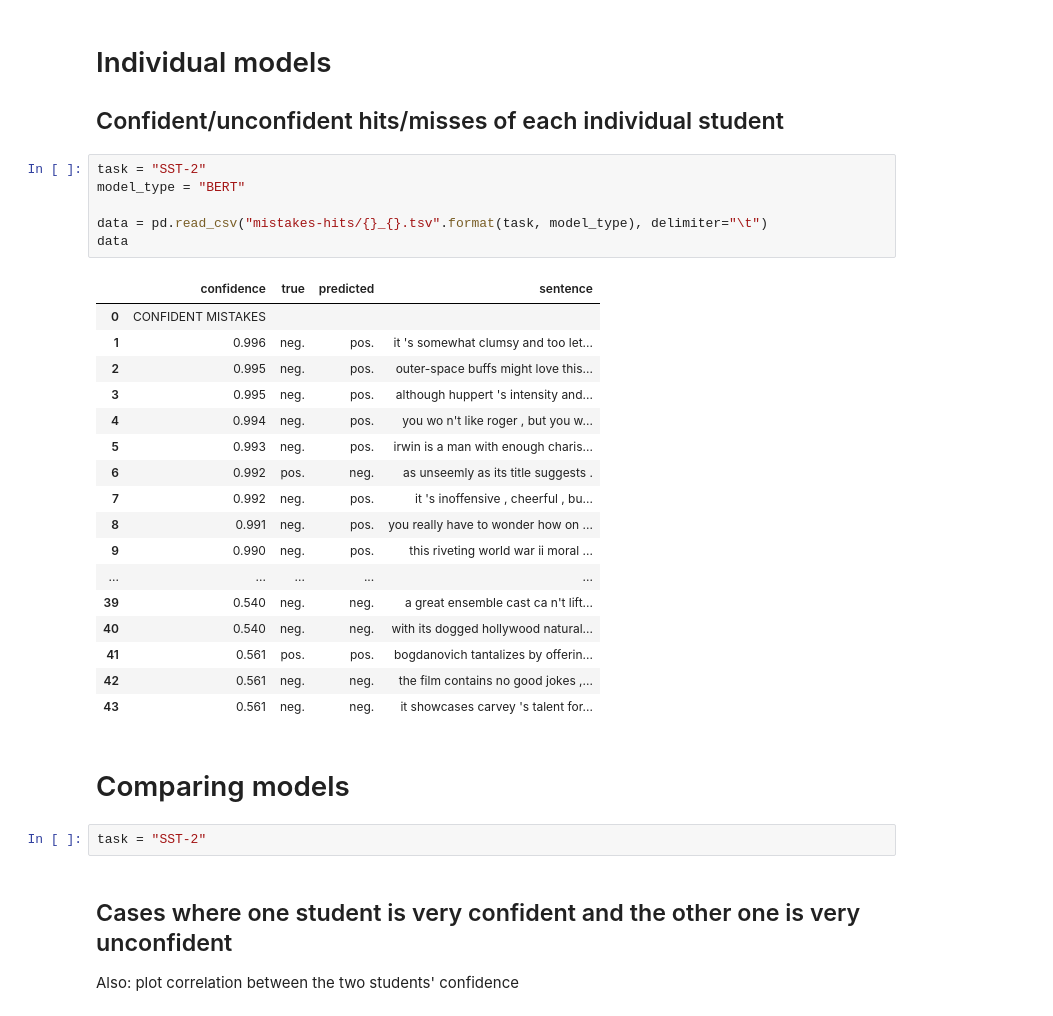
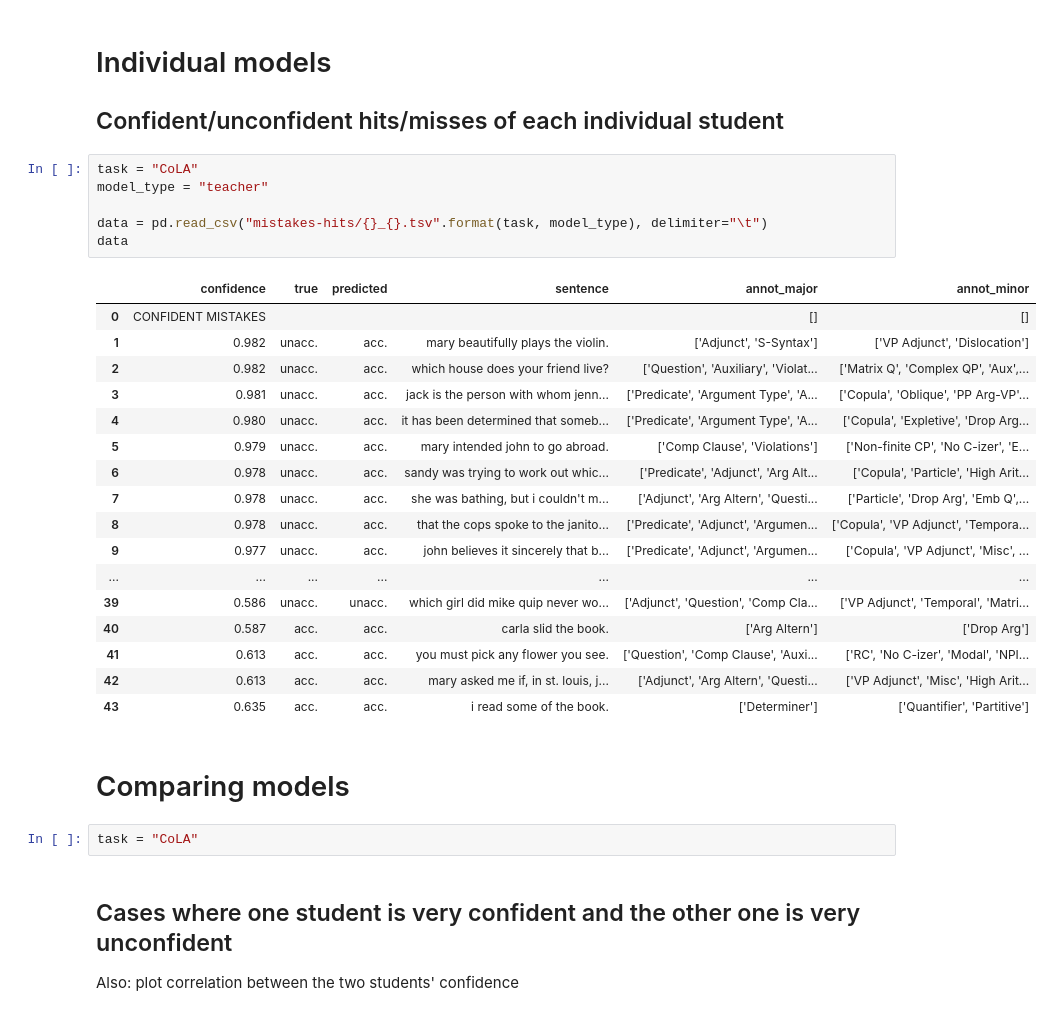
Before and after one commit to samsucik/knowledge-distil-bert, a Jupyter notebook: experiments/analysis/Prediction analysis.ipynb, the cells around one changed output. Cells and saved outputs as stored; diff of their text form.

Commit message:
Add grammatical annotations to CoLA prediction analysis views (prepare everything for CoLA prediction analysis).

```diff
--- a/experiments/analysis/Prediction analysis.ipynb
+++ b/experiments/analysis/Prediction analysis.ipynb
@@ -147,33 +225,33 @@ teacher | BERT | LSTM
 
 ## Confident/unconfident hits/misses of each individual student
 # %%
-task = "SST-2"
-model_type = "BERT"
+task = "CoLA"
+model_type = "teacher"
 
 data = pd.read_csv("mistakes-hits/{}_{}.tsv".format(task, model_type), delimiter="\t")
 data
 # %% [output]
-|  | confidence | true | predicted | sentence |
-| 0 | CONFIDENT MISTAKES |  |  |  |
-| 1 | 0.996 | neg. | pos. | it 's somewhat clumsy and too let... |
-| 2 | 0.995 | neg. | pos. | outer-space buffs might love this... |
-| 3 | 0.995 | neg. | pos. | although huppert 's intensity and... |
-| 4 | 0.994 | neg. | pos. | you wo n't like roger , but you w... |
-| 5 | 0.993 | neg. | pos. | irwin is a man with enough charis... |
-| 6 | 0.992 | pos. | neg. | as unseemly as its title suggests . |
-| 7 | 0.992 | neg. | pos. | it 's inoffensive , cheerful , bu... |
-| 8 | 0.991 | neg. | pos. | you really have to wonder how on ... |
-| 9 | 0.990 | neg. | pos. | this riveting world war ii moral ... |
-| ... | ... | ... | ... | ... |
-| 39 | 0.540 | neg. | neg. | a great ensemble cast ca n't lift... |
-| 40 | 0.540 | neg. | neg. | with its dogged hollywood natural... |
-| 41 | 0.561 | pos. | pos. | bogdanovich tantalizes by offerin... |
-| 42 | 0.561 | neg. | neg. | the film contains no good jokes ,... |
-| 43 | 0.561 | neg. | neg. | it showcases carvey 's talent for... |
+|  | confidence | true | predicted | sentence | annot_major | annot_minor |
+| 0 | CONFIDENT MISTAKES |  |  |  | [] | [] |
+| 1 | 0.982 | unacc. | acc. | mary beautifully plays the violin. | ['Adjunct', 'S-Syntax'] | ['VP Adjunct', 'Dislocation'] |
+| 2 | 0.982 | unacc. | acc. | which house does your friend live? | ['Question', 'Auxiliary', 'Violat... | ['Matrix Q', 'Complex QP', 'Aux',... |
+| 3 | 0.981 | unacc. | acc. | jack is the person with whom jenn... | ['Predicate', 'Argument Type', 'A... | ['Copula', 'Oblique', 'PP Arg-VP'... |
+| 4 | 0.980 | unacc. | acc. | it has been determined that someb... | ['Predicate', 'Argument Type', 'A... | ['Copula', 'Expletive', 'Drop Arg... |
+| 5 | 0.979 | unacc. | acc. | mary intended john to go abroad. | ['Comp Clause', 'Violations'] | ['Non-finite CP', 'No C-izer', 'E... |
+| 6 | 0.978 | unacc. | acc. | sandy was trying to work out whic... | ['Predicate', 'Adjunct', 'Arg Alt... | ['Copula', 'Particle', 'High Arit... |
+| 7 | 0.978 | unacc. | acc. | she was bathing, but i couldn't m... | ['Adjunct', 'Arg Altern', 'Questi... | ['Particle', 'Drop Arg', 'Emb Q',... |
+| 8 | 0.978 | unacc. | acc. | that the cops spoke to the janito... | ['Predicate', 'Adjunct', 'Argumen... | ['Copula', 'VP Adjunct', 'Tempora... |
+| 9 | 0.977 | unacc. | acc. | john believes it sincerely that b... | ['Predicate', 'Adjunct', 'Argumen... | ['Copula', 'VP Adjunct', 'Misc', ... |
+| ... | ... | ... | ... | ... | ... | ... |
+| 39 | 0.586 | unacc. | unacc. | which girl did mike quip never wo... | ['Adjunct', 'Question', 'Comp Cla... | ['VP Adjunct', 'Temporal', 'Matri... |
+| 40 | 0.587 | acc. | acc. | carla slid the book. | ['Arg Altern'] | ['Drop Arg'] |
+| 41 | 0.613 | acc. | acc. | you must pick any flower you see. | ['Question', 'Comp Clause', 'Auxi... | ['RC', 'No C-izer', 'Modal', 'NPI... |
+| 42 | 0.613 | acc. | acc. | mary asked me if, in st. louis, j... | ['Adjunct', 'Arg Altern', 'Questi... | ['VP Adjunct', 'Misc', 'High Arit... |
+| 43 | 0.635 | acc. | acc. | i read some of the book. | ['Determiner'] | ['Quantifier', 'Partitive'] |
 # %% [markdown]
 # Comparing models
-# %%
-task = "SST-2"
+# %%
+task = "CoLA"
 # %% [markdown]
 ## Cases where one student is very confident and the other one is very unconfident
 Also: plot correlation between the two students' confidence
```
Also changed, not shown: parts of 16 cells of this notebook, 4 other files.
